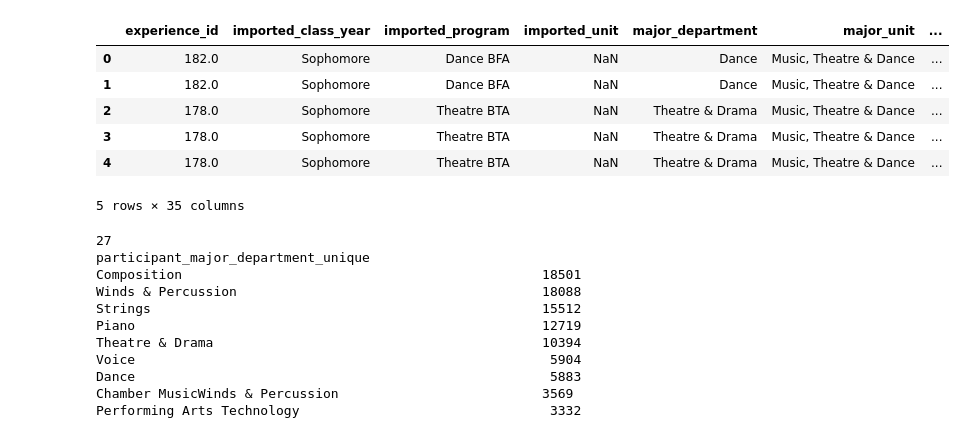
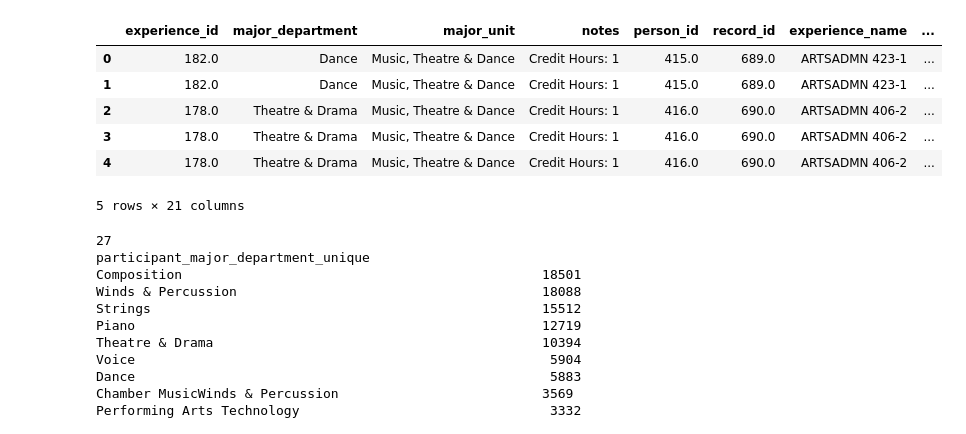
Before and after one commit to Ethan-R-Peterson/smtd-engagement-analysis, a Jupyter notebook: major_analytics.ipynb, the cells around one changed output. Drawn from its saved outputs; the diff is of its cells as text; code cells hidden in the pictures.

```diff
--- a/major_analytics.ipynb
+++ b/major_analytics.ipynb
@@ -1,18 +1,17 @@
 # %%
 import pandas as pd
 import matplotlib.pyplot as plt
 import numpy as np
 
-df = pd.read_csv("cleaned_data.csv")
-df.head()
+df = pd.read_csv("Filemaker_CLEAN.csv")
 # %% [output]
-|  | experience_id | imported_class_year | imported_program | imported_unit | major_department | major_unit | ... |
-| 0 | 182.0 | Sophomore | Dance BFA | NaN | Dance | Music, Theatre & Dance | ... |
-| 1 | 182.0 | Sophomore | Dance BFA | NaN | Dance | Music, Theatre & Dance | ... |
-| 2 | 178.0 | Sophomore | Theatre BTA | NaN | Theatre & Drama | Music, Theatre & Dance | ... |
-| 3 | 178.0 | Sophomore | Theatre BTA | NaN | Theatre & Drama | Music, Theatre & Dance | ... |
-| 4 | 178.0 | Sophomore | Theatre BTA | NaN | Theatre & Drama | Music, Theatre & Dance | ... |
+|  | experience_id | major_department | major_unit | notes | person_id | record_id | experience_name | ... |
+| 0 | 182.0 | Dance | Music, Theatre & Dance | Credit Hours: 1 | 415.0 | 689.0 | ARTSADMN 423-1 | ... |
+| 1 | 182.0 | Dance | Music, Theatre & Dance | Credit Hours: 1 | 415.0 | 689.0 | ARTSADMN 423-1 | ... |
+| 2 | 178.0 | Theatre & Drama | Music, Theatre & Dance | Credit Hours: 1 | 416.0 | 690.0 | ARTSADMN 406-2 | ... |
+| 3 | 178.0 | Theatre & Drama | Music, Theatre & Dance | Credit Hours: 1 | 416.0 | 690.0 | ARTSADMN 406-2 | ... |
+| 4 | 178.0 | Theatre & Drama | Music, Theatre & Dance | Credit Hours: 1 | 416.0 | 690.0 | ARTSADMN 406-2 | ... |
-5 rows × 35 columns
+5 rows × 21 columns
 # %%
 # There is a lot of majors here. Group similar majors and visualize only the important ones!
 counts = df["participant_major_department_unique"].value_counts()
```
Also changed, not shown: 2 other files.
